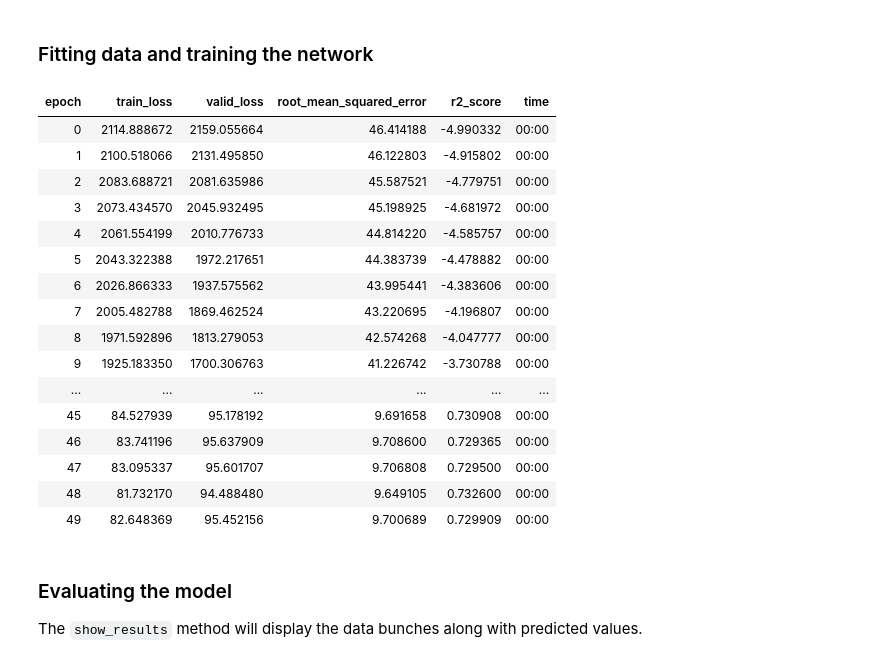
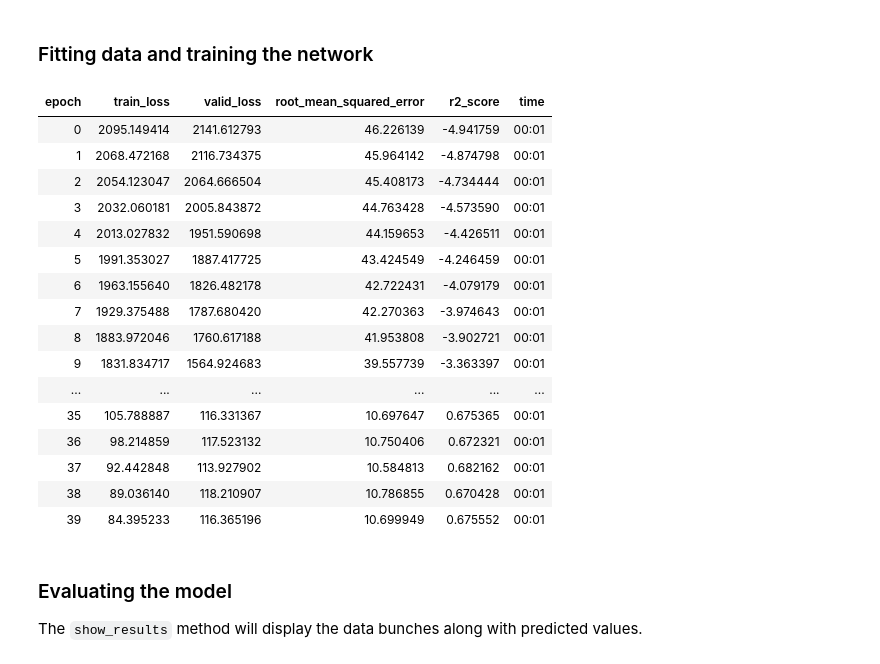
Before and after one commit to arvidl/elmed219-brainage, a Jupyter notebook: nbs/brain_age_regression_fastai.ipynb, the cells around one changed output. Cells and saved outputs as stored; diff of their text form; code cells hidden in the pictures.

```diff
--- a/nbs/brain_age_regression_fastai.ipynb
+++ b/nbs/brain_age_regression_fastai.ipynb
@@ -296,0 +419,4 @@ cont_names = [
+# %%
+cont_names = set(cont_names) - set(dff.select_dtypes(include=['O']).columns.tolist())
+# %%
+df = train_data[cont_names]
@@ -296,0 +450,4 @@ cont_names = [
+# %%
+profile = df.profile_report()
+rejected_variables = profile.get_rejected_variables(threshold=0.9)
+rejected_variables
@@ -296,0 +478,3 @@ cont_names = [
+# %%
+cont_names = [item for item in df.columns if item not in rejected_variables]
+cont_names
@@ -385,25 +576,25 @@ Learning rate is a hyper-parameter that controls how much the weights of the net
 ### Fitting data and training the network
 # %%
 # Train the network for 25 epochs
-learn.fit_one_cycle(50)
+learn.fit_one_cycle(40)
 # %% [output]
 | epoch | train_loss | valid_loss | root_mean_squared_error | r2_score | time |
-| 0 | 2114.888672 | 2159.055664 | 46.414188 | -4.990332 | 00:00 |
-| 1 | 2100.518066 | 2131.495850 | 46.122803 | -4.915802 | 00:00 |
-| 2 | 2083.688721 | 2081.635986 | 45.587521 | -4.779751 | 00:00 |
-| 3 | 2073.434570 | 2045.932495 | 45.198925 | -4.681972 | 00:00 |
-| 4 | 2061.554199 | 2010.776733 | 44.814220 | -4.585757 | 00:00 |
-| 5 | 2043.322388 | 1972.217651 | 44.383739 | -4.478882 | 00:00 |
-| 6 | 2026.866333 | 1937.575562 | 43.995441 | -4.383606 | 00:00 |
-| 7 | 2005.482788 | 1869.462524 | 43.220695 | -4.196807 | 00:00 |
-| 8 | 1971.592896 | 1813.279053 | 42.574268 | -4.047777 | 00:00 |
-| 9 | 1925.183350 | 1700.306763 | 41.226742 | -3.730788 | 00:00 |
+| 0 | 2095.149414 | 2141.612793 | 46.226139 | -4.941759 | 00:01 |
+| 1 | 2068.472168 | 2116.734375 | 45.964142 | -4.874798 | 00:01 |
+| 2 | 2054.123047 | 2064.666504 | 45.408173 | -4.734444 | 00:01 |
+| 3 | 2032.060181 | 2005.843872 | 44.763428 | -4.573590 | 00:01 |
+| 4 | 2013.027832 | 1951.590698 | 44.159653 | -4.426511 | 00:01 |
+| 5 | 1991.353027 | 1887.417725 | 43.424549 | -4.246459 | 00:01 |
+| 6 | 1963.155640 | 1826.482178 | 42.722431 | -4.079179 | 00:01 |
+| 7 | 1929.375488 | 1787.680420 | 42.270363 | -3.974643 | 00:01 |
+| 8 | 1883.972046 | 1760.617188 | 41.953808 | -3.902721 | 00:01 |
+| 9 | 1831.834717 | 1564.924683 | 39.557739 | -3.363397 | 00:01 |
 | ... | ... | ... | ... | ... | ... |
-| 45 | 84.527939 | 95.178192 | 9.691658 | 0.730908 | 00:00 |
-| 46 | 83.741196 | 95.637909 | 9.708600 | 0.729365 | 00:00 |
-| 47 | 83.095337 | 95.601707 | 9.706808 | 0.729500 | 00:00 |
-| 48 | 81.732170 | 94.488480 | 9.649105 | 0.732600 | 00:00 |
-| 49 | 82.648369 | 95.452156 | 9.700689 | 0.729909 | 00:00 |
+| 35 | 105.788887 | 116.331367 | 10.697647 | 0.675365 | 00:01 |
+| 36 | 98.214859 | 117.523132 | 10.750406 | 0.672321 | 00:01 |
+| 37 | 92.442848 | 113.927902 | 10.584813 | 0.682162 | 00:01 |
+| 38 | 89.036140 | 118.210907 | 10.786855 | 0.670428 | 00:01 |
+| 39 | 84.395233 | 116.365196 | 10.699949 | 0.675552 | 00:01 |
 # %% [markdown]
 ### Evaluating the model
 The `show_results` method will display the data bunches along with predicted values.
```
Also changed, not shown: parts of 64 cells of this notebook, 10 other files.
